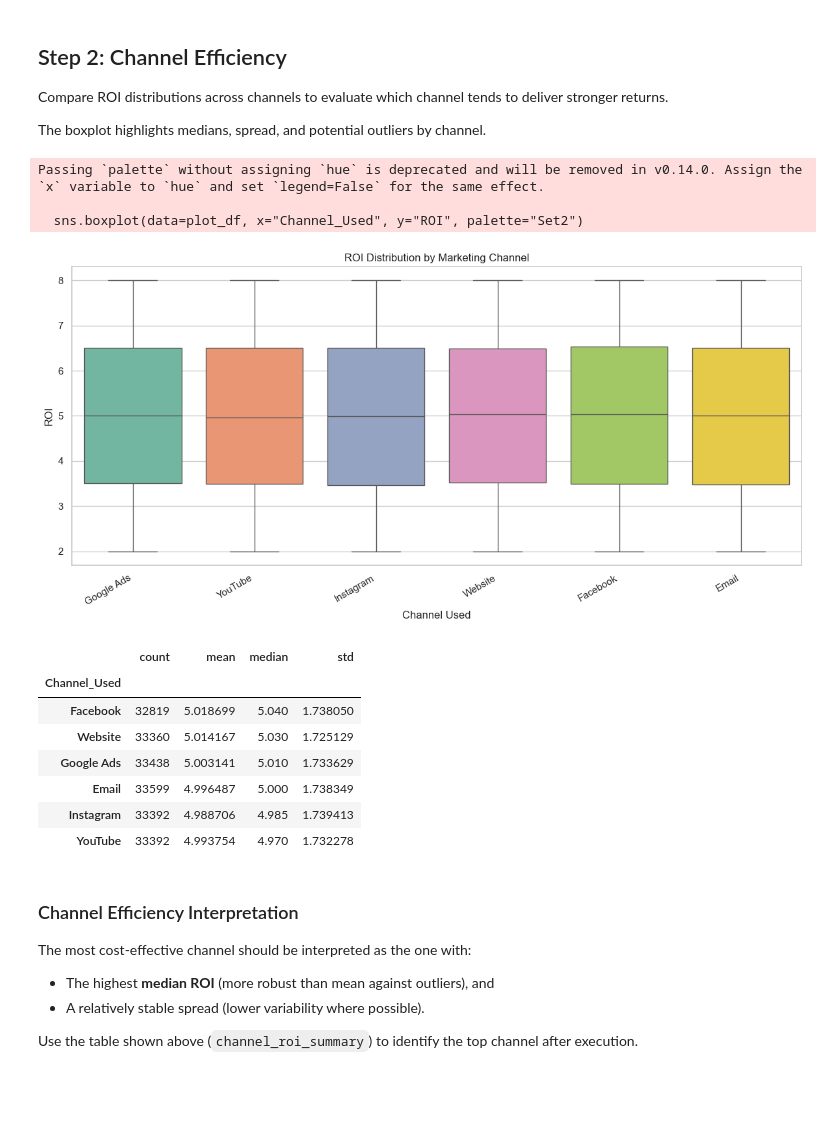
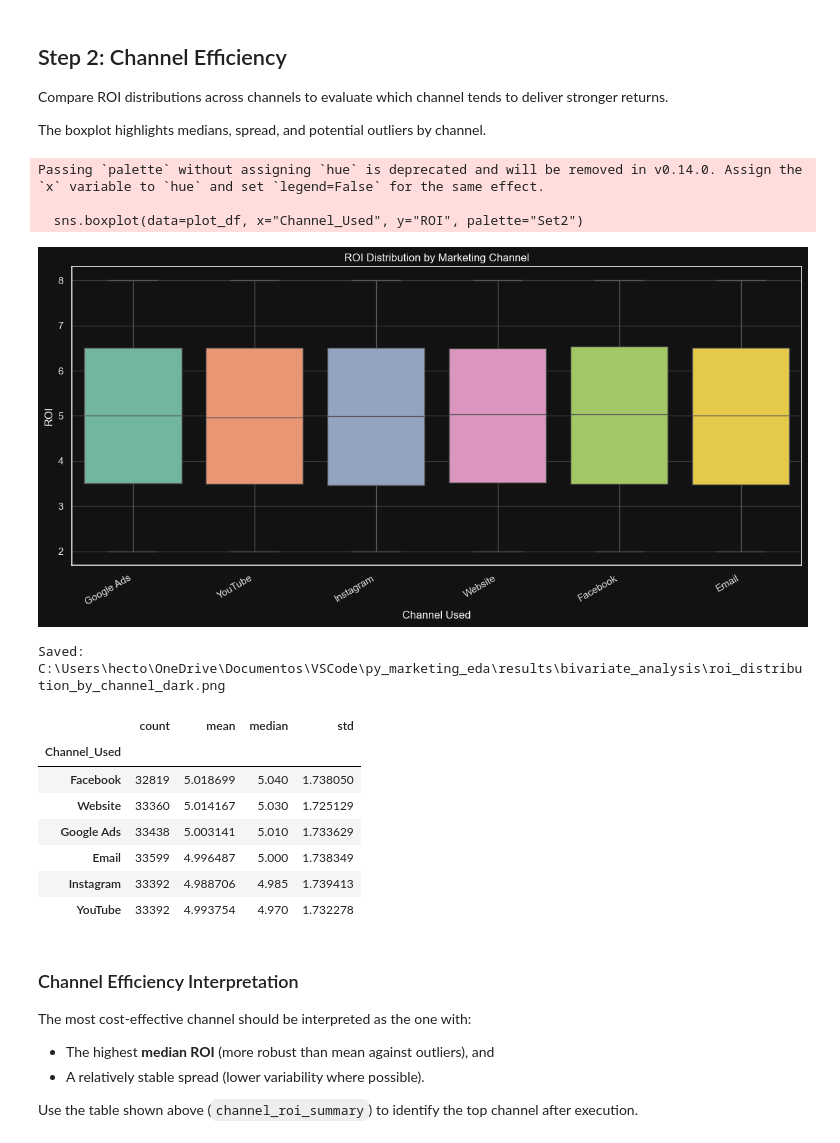
Before and after one commit to bakedaliennn/py_marketing_eda, a Jupyter notebook: notebooks/03_bivariate_analysis.ipynb, the cells around one changed output. Cells and saved outputs as stored; diff of their text form; code cells hidden in the pictures; blank space fills up the shorter version.

```diff
--- a/notebooks/03_bivariate_analysis.ipynb
+++ b/notebooks/03_bivariate_analysis.ipynb
@@ -11,11 +11,24 @@ Analyses included:
 
 Assumption: the cleaned dataset has been generated by `02_clean_and_validate.ipynb`.
 # %%
+## Core analysis stack for bivariate plots, summaries, and hypothesis testing.
 import numpy as np
 import pandas as pd
 import matplotlib.pyplot as plt
 import seaborn as sns
 from scipy import stats
 
-sns.set_theme(style="whitegrid", context="notebook")
+## Shared plotting defaults keep figure styling consistent across sections.
+plt.style.use("dark_background")
+sns.set_theme(style="darkgrid", context="notebook")
 plt.rcParams["figure.figsize"] = (12, 6)
+plt.rcParams["axes.facecolor"] = "#121212"
+plt.rcParams["figure.facecolor"] = "#121212"
+plt.rcParams["savefig.facecolor"] = "#121212"
+plt.rcParams["savefig.edgecolor"] = "#121212"
+plt.rcParams["axes.edgecolor"] = "#E0E0E0"
+plt.rcParams["axes.labelcolor"] = "#F5F5F5"
+plt.rcParams["xtick.color"] = "#E0E0E0"
+plt.rcParams["ytick.color"] = "#E0E0E0"
+plt.rcParams["text.color"] = "#F5F5F5"
+plt.rcParams["grid.color"] = "#3A3A3A"
@@ -24,18 +35,27 @@ Matplotlib is building the font cache; this may take a moment.
 # %%
 from pathlib import Path
 
+## Expected cleaned input generated by notebook 2.
 cleaned_dataset_path = Path("../dataset/marketing_campaign_dataset_cleaned.csv")
+results_dir = Path("../results/bivariate_analysis")
 
+## Ensure chart export directory exists before plotting steps run.
+results_dir.mkdir(parents=True, exist_ok=True)
+
+## Fail fast with a clear dependency message if the file is missing.
 if not cleaned_dataset_path.exists():
     raise FileNotFoundError(
         f"Cleaned dataset not found at: {cleaned_dataset_path.resolve()}\n"
         "Run the cleaning pipeline first (02_clean_and_validate.ipynb)."
     )
 
+## Parse `Date` on load so time-aware follow-ups are immediately available.
 df = pd.read_csv(cleaned_dataset_path, parse_dates=["Date"])
 
 print(f"Loaded dataframe shape: {df.shape}")
 print(f"Source file: {cleaned_dataset_path.resolve()}")
+print(f"Charts will be saved to: {results_dir.resolve()}")
+## Quick preview to confirm field layout before analysis steps.
 df.head()
 # %% [output]
 Loaded dataframe shape: (200000, 16)
@@ -76,28 +99,36 @@ Compare ROI distributions across channels to evaluate which channel tends to del
 
 The boxplot highlights medians, spread, and potential outliers by channel.
 # %%
+## Keep only fields needed for this view and drop incomplete pairs.
 plot_df = df[["Channel_Used", "ROI"]].dropna().copy()
 
+## Boxplots compare central tendency, spread, and outliers across channels.
 plt.figure(figsize=(12, 6))
 sns.boxplot(data=plot_df, x="Channel_Used", y="ROI", palette="Set2")
 plt.title("ROI Distribution by Marketing Channel")
 plt.xlabel("Channel Used")
 plt.ylabel("ROI")
 plt.xticks(rotation=30, ha="right")
 plt.tight_layout()
+
+roi_plot_path = results_dir / "roi_distribution_by_channel_dark.png"
+plt.savefig(roi_plot_path, dpi=300, bbox_inches="tight")
 plt.show()
+print(f"Saved: {roi_plot_path.resolve()}")
 
+## Companion summary table ranks channels by median ROI (robust to outliers).
 channel_roi_summary = (
     plot_df.groupby("Channel_Used")["ROI"]
     .agg(["count", "mean", "median", "std"])
     .sort_values(by="median", ascending=False)
 )
 channel_roi_summary
 # %% [output]
 Passing `palette` without assigning `hue` is deprecated and will be removed in v0.14.0. Assign the `x` variable to `hue` and set `legend=False` for the same effect.
 
   sns.boxplot(data=plot_df, x="Channel_Used", y="ROI", palette="Set2")
-[figure, old version]
+[figure, new version]
+Saved: C:\Users\hecto\OneDrive\Documentos\VSCode\py_marketing_eda\results\bivariate_analysis\roi_distribution_by_channel_dark.png
 |  | count | mean | median | std |
 | Channel_Used |  |  |  |  |
 | Facebook | 32819 | 5.018699 | 5.040 | 1.738050 |
```
Also changed, not shown: parts of 10 cells of this notebook, 12 other files.
